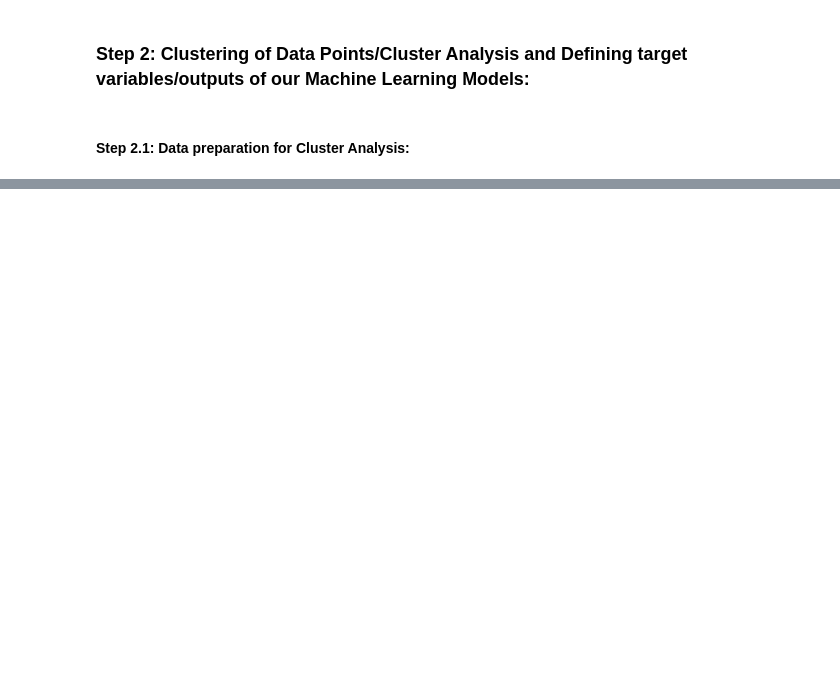
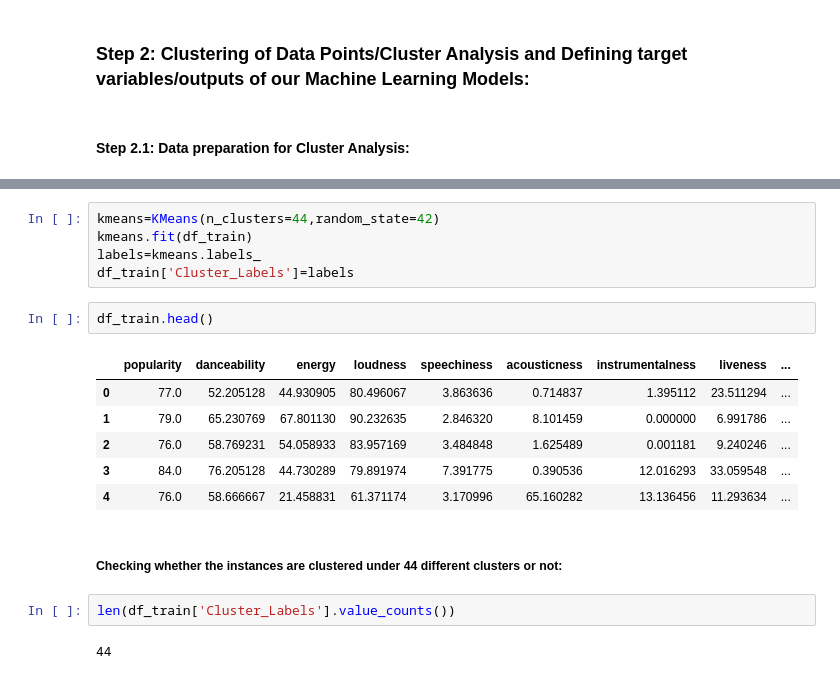
Before and after one commit to Akash-1gif/spotify_music_recommendation_system, a Jupyter notebook: Untitled.ipynb, the cells around one changed output, grey strips where cells are left out. Saved outputs shown, nothing was run; the diff lists cells and outputs as text; blank space fills up the shorter version.

```diff
--- a/Untitled.ipynb
+++ b/Untitled.ipynb
@@ -26,0 +112,20 @@ df.head()
+# %%
+kmeans=KMeans(n_clusters=44,random_state=42)
+kmeans.fit(df_train)
+labels=kmeans.labels_
+df_train['Cluster_Labels']=labels
+# %%
+df_train.head()
+# %% [output]
+|  | popularity | danceability | energy | loudness | speechiness | acousticness | instrumentalness | liveness | ... |
+| 0 | 77.0 | 52.205128 | 44.930905 | 80.496067 | 3.863636 | 0.714837 | 1.395112 | 23.511294 | ... |
+| 1 | 79.0 | 65.230769 | 67.801130 | 90.232635 | 2.846320 | 8.101459 | 0.000000 | 6.991786 | ... |
+| 2 | 76.0 | 58.769231 | 54.058933 | 83.957169 | 3.484848 | 1.625489 | 0.001181 | 9.240246 | ... |
+| 3 | 84.0 | 76.205128 | 44.730289 | 79.891974 | 7.391775 | 0.390536 | 12.016293 | 33.059548 | ... |
+| 4 | 76.0 | 58.666667 | 21.458831 | 61.371174 | 3.170996 | 65.160282 | 13.136456 | 11.293634 | ... |
+# %% [markdown]
+##### Checking whether the instances are clustered under 44 different clusters or not:
+# %%
+len(df_train['Cluster_Labels'].value_counts())
+# %% [output]
+44
```
Also changed, not shown: parts of 23 cells of this notebook.
